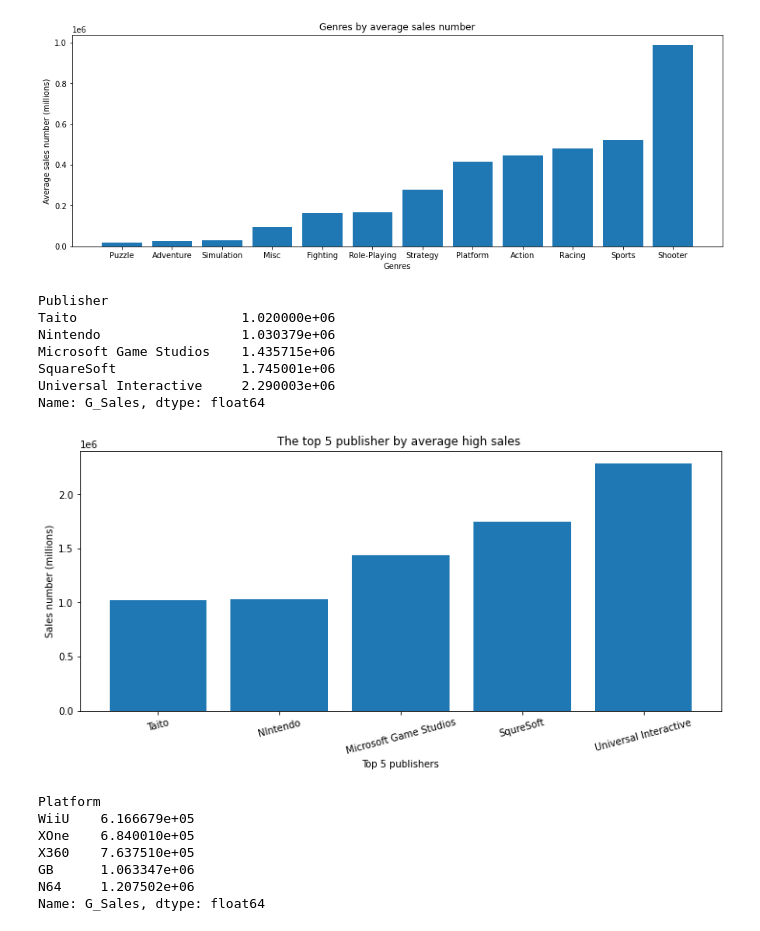
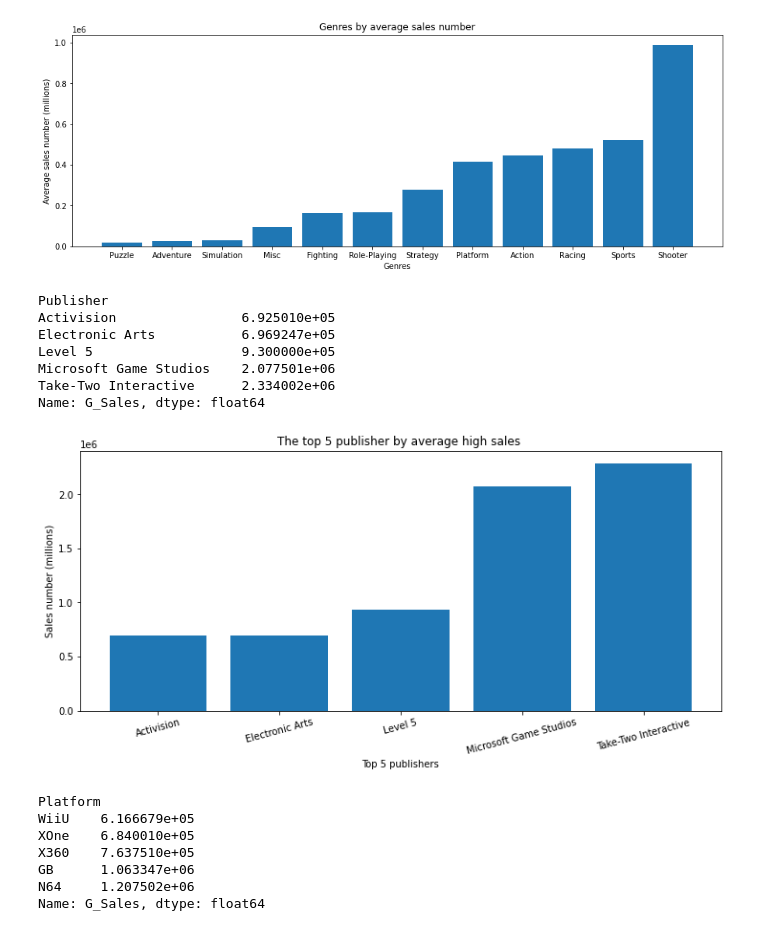
Before and after one commit to nojihun/save, a Jupyter notebook: AI_05_노지훈_section1.ipynb, the cells around one changed output. Saved outputs shown, nothing was run; the diff lists cells and outputs as text; code cells hidden in the pictures.

```diff
--- a/AI_05_노지훈_section1.ipynb
+++ b/AI_05_노지훈_section1.ipynb
@@ -859,25 +859,25 @@ plt.ylabel('Average sales number (millions)');
 # %% [output]
 [figure]
 # %%
-df_best.groupby('Publisher')['G_Sales'].mean().sort_values()[-5:]
+df_best_n.groupby('Publisher')['G_Sales'].mean().sort_values()[-5:]
 # %% [output]
 Publisher
-Taito                     1.020000e+06
-Nintendo                  1.030379e+06
-Microsoft Game Studios    1.435715e+06
-SquareSoft                1.745001e+06
-Universal Interactive     2.290003e+06
+Activision                6.925010e+05
+Electronic Arts           6.969247e+05
+Level 5                   9.300000e+05
+Microsoft Game Studios    2.077501e+06
+Take-Two Interactive      2.334002e+06
 Name: G_Sales, dtype: float64
 # %%
 plt.figure(figsize=(12,5))
-plt.bar([1, 2, 3,4,5], [1.020000e+06, 1.030379e+06, 1.435715e+06 , 1.745001e+06, 2.290003e+06], tick_label=['Taito', 'NIntendo','Microsoft Game Studios',
-       'SqureSoft', 'Universal Interactive'])
+plt.bar([1, 2, 3,4,5], [6.925010e+05, 6.969247e+05, 9.300000e+05 , 2.077501e+06, 2.290003e+06], tick_label=['Activision', 'Electronic Arts',
+       'Level 5', 'Microsoft Game Studios','Take-Two Interactive'])
 plt.title('The top 5 publisher by average high sales ')
 plt.xlabel('Top 5 publishers')
 plt.ylabel('Sales number (millions)');
 plt.xticks(rotation=15);
 # %% [output]
-[figure, old version]
+[figure, new version]
 # %%
 df_best.groupby('Platform')['G_Sales'].mean().sort_values()[-5:]
 # %% [output]
```
Also changed, not shown: parts of 1 cell of this notebook.
